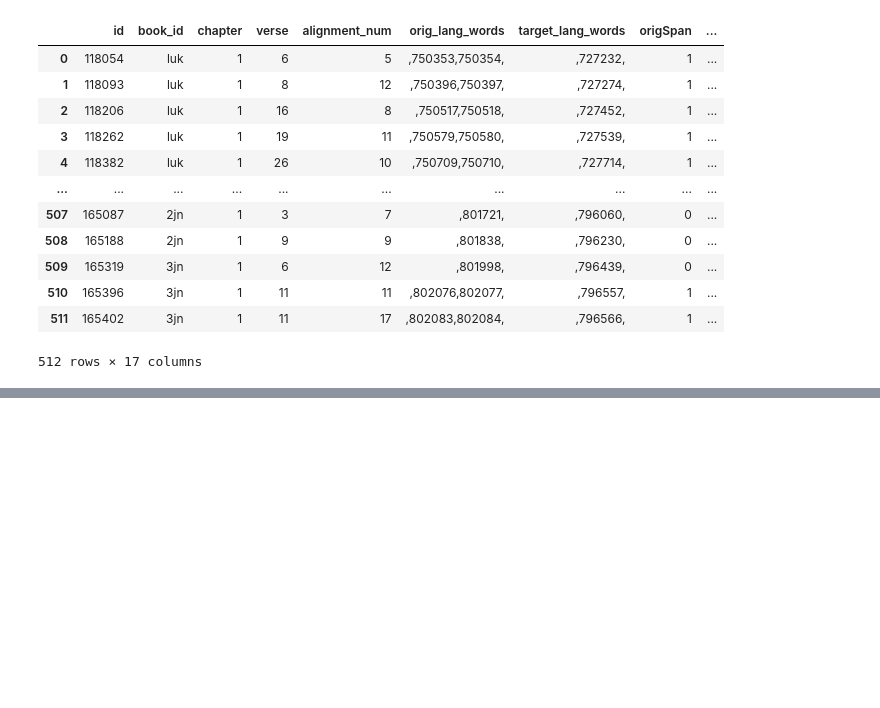
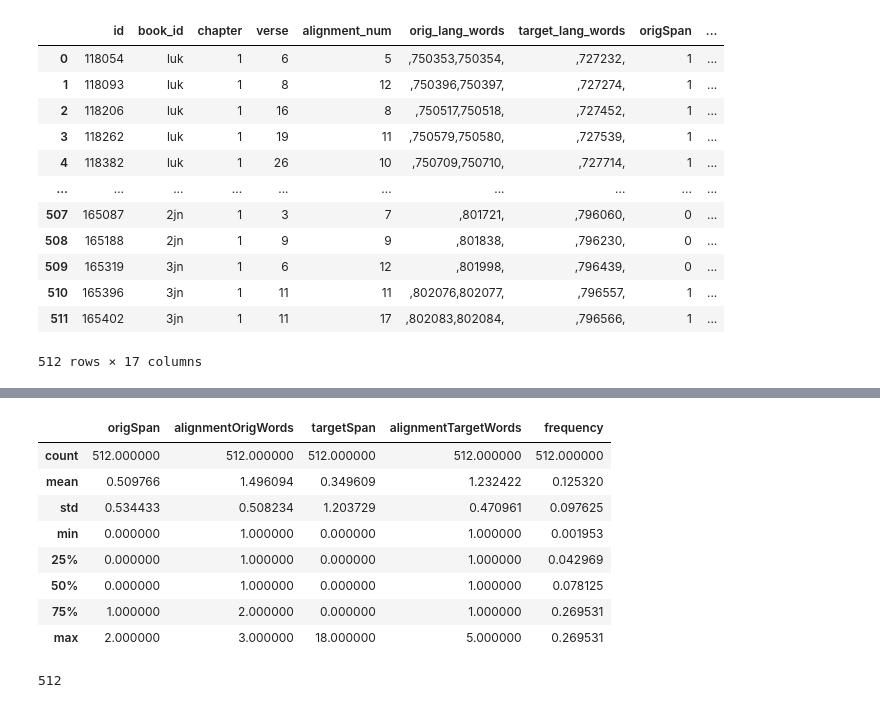
Before and after one commit to unfoldingWord-box3/alignment-ml, a Jupyter notebook: examine_alignments.ipynb, the cells around one changed output, grey strips where cells are left out. Saved outputs shown, nothing was run; the diff lists cells and outputs as text; code cells hidden in the pictures; blank space fills up the shorter version.

```diff
--- a/examine_alignments.ipynb
+++ b/examine_alignments.ipynb
@@ -198,0 +212,21 @@ godAlignments
+# %%
+newAlignments = godAlignments.copy()
+newAlignments['alignment_num'] = newAlignments['alignment_num'].apply(str)
+newAlignments['id'] = newAlignments['id'].apply(str)
+newAlignments.describe()
+# %% [output]
+|  | origSpan | alignmentOrigWords | targetSpan | alignmentTargetWords | frequency |
+| count | 512.000000 | 512.000000 | 512.000000 | 512.000000 | 512.000000 |
+| mean | 0.509766 | 1.496094 | 0.349609 | 1.232422 | 0.125320 |
+| std | 0.534433 | 0.508234 | 1.203729 | 0.470961 | 0.097625 |
+| min | 0.000000 | 1.000000 | 0.000000 | 1.000000 | 0.001953 |
+| 25% | 0.000000 | 1.000000 | 0.000000 | 1.000000 | 0.042969 |
+| 50% | 0.000000 | 1.000000 | 0.000000 | 1.000000 | 0.078125 |
+| 75% | 1.000000 | 2.000000 | 0.000000 | 1.000000 | 0.269531 |
+| max | 2.000000 | 3.000000 | 18.000000 | 5.000000 | 0.269531 |
+# %%
+newAlignments = godAlignments.to_dict('records')
+# newAlignments[0]
+len(newAlignments)
+# %% [output]
+512
```
Also changed, not shown: parts of 7 cells of this notebook, 7 other files.
